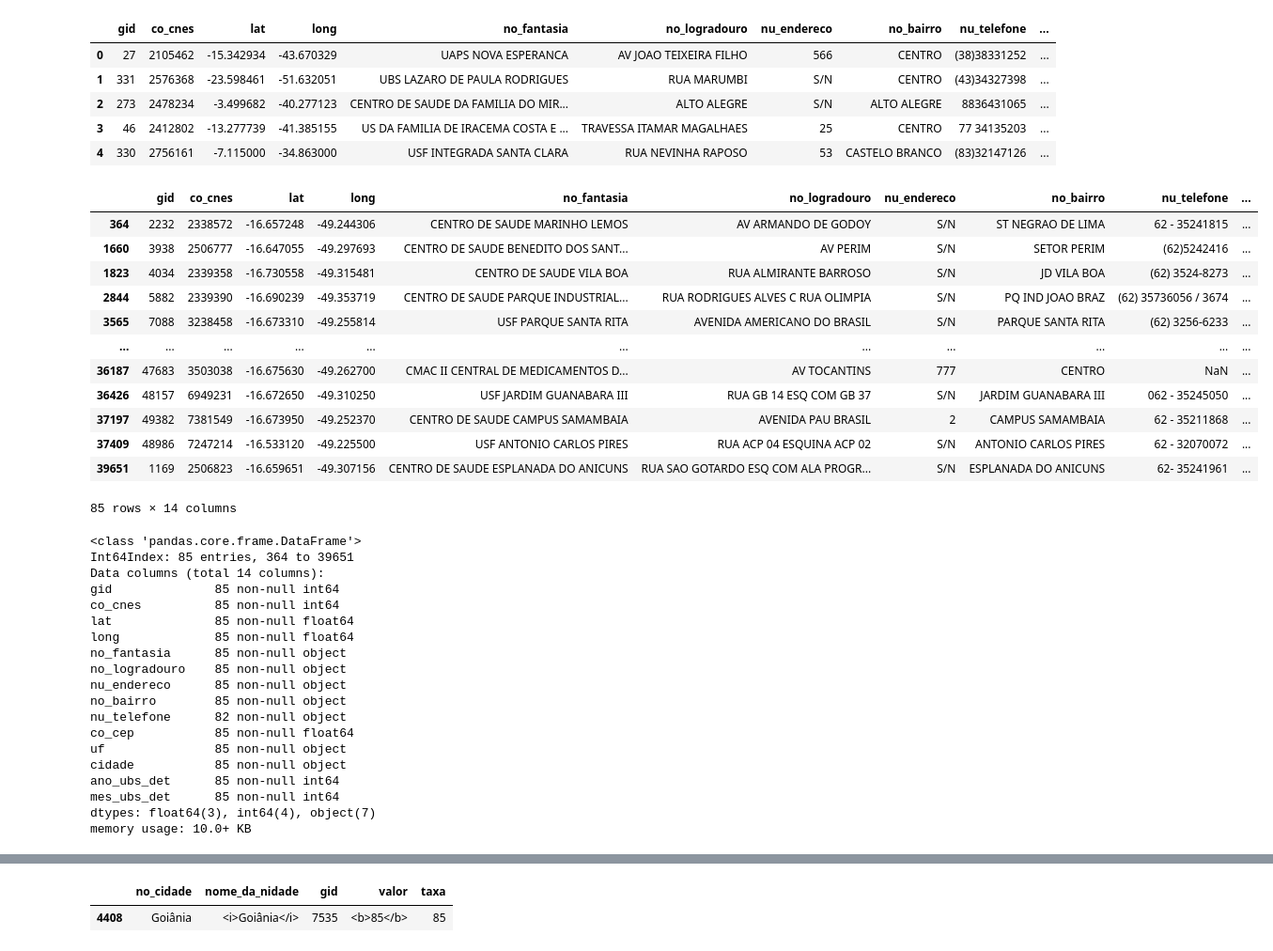
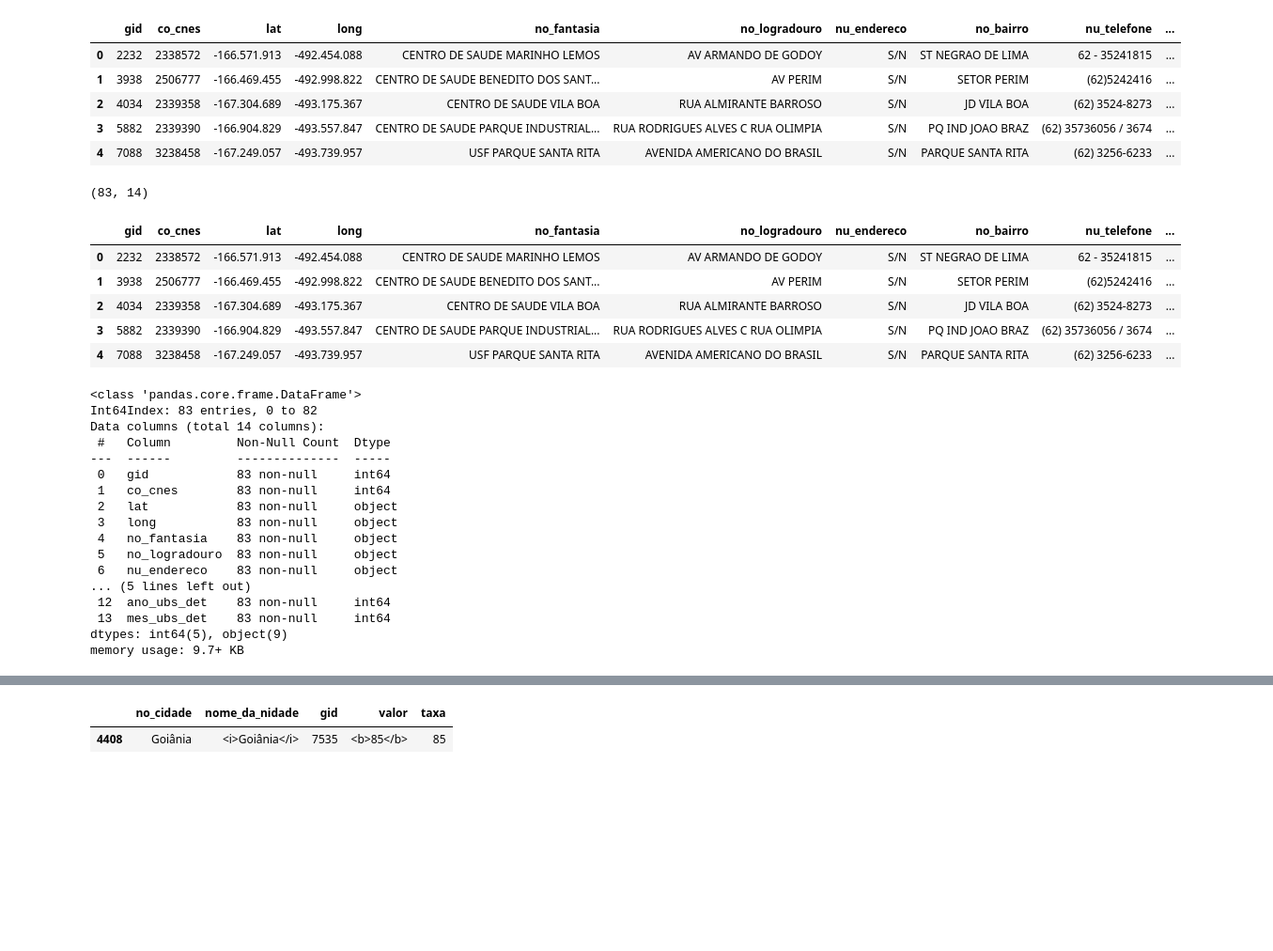
Before and after one commit to allanbraquiel/Data_Science_Projects, a Jupyter notebook: Unidades_Básicas_de_Saúde.ipynb, the cells around one changed output, grey strips where cells are left out. Shown at 94% size. Drawn from its saved outputs; the diff is of its cells as text; code cells hidden in the pictures; blank space fills up the shorter version.

```diff
--- a/Unidades_Básicas_de_Saúde.ipynb
+++ b/Unidades_Básicas_de_Saúde.ipynb
@@ -5,28 +26,26 @@ import pandas as pd
 # %%
-df_ubs_func = pd.read_csv("/content/drive/My Drive/Colab Files/ubs_funcionamentonone.csv.csv", sep=",", encoding="utf-8")
+#df_ubs_func = pd.read_csv("/content/drive/My Drive/Colab Files/ubs_funcionamentonone.csv.csv", sep=",", encoding="utf-8")
+df_ubs_func = pd.read_csv("/content/drive/My Drive/Colab_Files/centro_de_saude_goiania.csv", sep=";", encoding="latin-1")
 # %%
 df_ubs_func.head()
 # %% [output]
 |  | gid | co_cnes | lat | long | no_fantasia | no_logradouro | nu_endereco | no_bairro | nu_telefone | ... |
-| 0 | 27 | 2105462 | -15.342934 | -43.670329 | UAPS NOVA ESPERANCA | AV JOAO TEIXEIRA FILHO | 566 | CENTRO | (38)38331252 | ... |
-| 1 | 331 | 2576368 | -23.598461 | -51.632051 | UBS LAZARO DE PAULA RODRIGUES | RUA MARUMBI | S/N | CENTRO | (43)34327398 | ... |
-| 2 | 273 | 2478234 | -3.499682 | -40.277123 | CENTRO DE SAUDE DA FAMILIA DO MIR... | ALTO ALEGRE | S/N | ALTO ALEGRE | 8836431065 | ... |
-| 3 | 46 | 2412802 | -13.277739 | -41.385155 | US DA FAMILIA DE IRACEMA COSTA E ... | TRAVESSA ITAMAR MAGALHAES | 25 | CENTRO | 77 34135203 | ... |
-| 4 | 330 | 2756161 | -7.115000 | -34.863000 | USF INTEGRADA SANTA CLARA | RUA NEVINHA RAPOSO | 53 | CASTELO BRANCO | (83)32147126 | ... |
+| 0 | 2232 | 2338572 | -166.571.913 | -492.454.088 | CENTRO DE SAUDE MARINHO LEMOS | AV ARMANDO DE GODOY | S/N | ST NEGRAO DE LIMA | 62 - 35241815 | ... |
+| 1 | 3938 | 2506777 | -166.469.455 | -492.998.822 | CENTRO DE SAUDE BENEDITO DOS SANT... | AV PERIM | S/N | SETOR PERIM | (62)5242416 | ... |
+| 2 | 4034 | 2339358 | -167.304.689 | -493.175.367 | CENTRO DE SAUDE VILA BOA | RUA ALMIRANTE BARROSO | S/N | JD VILA BOA | (62) 3524-8273 | ... |
+| 3 | 5882 | 2339390 | -166.904.829 | -493.557.847 | CENTRO DE SAUDE PARQUE INDUSTRIAL... | RUA RODRIGUES ALVES C RUA OLIMPIA | S/N | PQ IND JOAO BRAZ | (62) 35736056 / 3674 | ... |
+| 4 | 7088 | 3238458 | -167.249.057 | -493.739.957 | USF PARQUE SANTA RITA | AVENIDA AMERICANO DO BRASIL | S/N | PARQUE SANTA RITA | (62) 3256-6233 | ... |
+# %%
+df_ubs_func.shape
+# %% [output]
+(83, 14)
 # %%
-df_ubs_func.query("cidade == 'Goiânia'")
+df_ubs_func.query("cidade == 'Goiânia'").head()
 # %% [output]
 |  | gid | co_cnes | lat | long | no_fantasia | no_logradouro | nu_endereco | no_bairro | nu_telefone | ... |
-| 364 | 2232 | 2338572 | -16.657248 | -49.244306 | CENTRO DE SAUDE MARINHO LEMOS | AV ARMANDO DE GODOY | S/N | ST NEGRAO DE LIMA | 62 - 35241815 | ... |
-| 1660 | 3938 | 2506777 | -16.647055 | -49.297693 | CENTRO DE SAUDE BENEDITO DOS SANT... | AV PERIM | S/N | SETOR PERIM | (62)5242416 | ... |
-| 1823 | 4034 | 2339358 | -16.730558 | -49.315481 | CENTRO DE SAUDE VILA BOA | RUA ALMIRANTE BARROSO | S/N | JD VILA BOA | (62) 3524-8273 | ... |
-| 2844 | 5882 | 2339390 | -16.690239 | -49.353719 | CENTRO DE SAUDE PARQUE INDUSTRIAL... | RUA RODRIGUES ALVES C RUA OLIMPIA | S/N | PQ IND JOAO BRAZ | (62) 35736056 / 3674 | ... |
-| 3565 | 7088 | 3238458 | -16.673310 | -49.255814 | USF PARQUE SANTA RITA | AVENIDA AMERICANO DO BRASIL | S/N | PARQUE SANTA RITA | (62) 3256-6233 | ... |
-| ... | ... | ... | ... | ... | ... | ... | ... | ... | ... | ... |
-| 36187 | 47683 | 3503038 | -16.675630 | -49.262700 | CMAC II CENTRAL DE MEDICAMENTOS D... | AV TOCANTINS | 777 | CENTRO | NaN | ... |
-| 36426 | 48157 | 6949231 | -16.672650 | -49.310250 | USF JARDIM GUANABARA III | RUA GB 14 ESQ COM GB 37 | S/N | JARDIM GUANABARA III | 062 - 35245050 | ... |
-| 37197 | 49382 | 7381549 | -16.673950 | -49.252370 | CENTRO DE SAUDE CAMPUS SAMAMBAIA | AVENIDA PAU BRASIL | 2 | CAMPUS SAMAMBAIA | 62 - 35211868 | ... |
-| 37409 | 48986 | 7247214 | -16.533120 | -49.225500 | USF ANTONIO CARLOS PIRES | RUA ACP 04 ESQUINA ACP 02 | S/N | ANTONIO CARLOS PIRES | 62 - 32070072 | ... |
-| 39651 | 1169 | 2506823 | -16.659651 | -49.307156 | CENTRO DE SAUDE ESPLANADA DO ANICUNS | RUA SAO GOTARDO ESQ COM ALA PROGR... | S/N | ESPLANADA DO ANICUNS | 62- 35241961 | ... |
+| 0 | 2232 | 2338572 | -166.571.913 | -492.454.088 | CENTRO DE SAUDE MARINHO LEMOS | AV ARMANDO DE GODOY | S/N | ST NEGRAO DE LIMA | 62 - 35241815 | ... |
+| 1 | 3938 | 2506777 | -166.469.455 | -492.998.822 | CENTRO DE SAUDE BENEDITO DOS SANT... | AV PERIM | S/N | SETOR PERIM | (62)5242416 | ... |
+| 2 | 4034 | 2339358 | -167.304.689 | -493.175.367 | CENTRO DE SAUDE VILA BOA | RUA ALMIRANTE BARROSO | S/N | JD VILA BOA | (62) 3524-8273 | ... |
+| 3 | 5882 | 2339390 | -166.904.829 | -493.557.847 | CENTRO DE SAUDE PARQUE INDUSTRIAL... | RUA RODRIGUES ALVES C RUA OLIMPIA | S/N | PQ IND JOAO BRAZ | (62) 35736056 / 3674 | ... |
+| 4 | 7088 | 3238458 | -167.249.057 | -493.739.957 | USF PARQUE SANTA RITA | AVENIDA AMERICANO DO BRASIL | S/N | PARQUE SANTA RITA | (62) 3256-6233 | ... |
-85 rows × 14 columns
 # %%
@@ -34,23 +53,21 @@ df_goiania_func = df_ubs_func.query("cidade == 'Goiânia'")
 # %%
-df_goiania_func.info()
+df_goiania.info()
 # %% [output]
 <class 'pandas.core.frame.DataFrame'>
-Int64Index: 85 entries, 364 to 39651
+Int64Index: 83 entries, 0 to 82
 Data columns (total 14 columns):
-gid              85 non-null int64
-co_cnes          85 non-null int64
-lat              85 non-null float64
-long             85 non-null float64
-no_fantasia      85 non-null object
-no_logradouro    85 non-null object
-nu_endereco      85 non-null object
-no_bairro        85 non-null object
-nu_telefone      82 non-null object
-co_cep           85 non-null float64
-uf               85 non-null object
-cidade           85 non-null object
-ano_ubs_det      85 non-null int64
-mes_ubs_det      85 non-null int64
-dtypes: float64(3), int64(4), object(7)
-memory usage: 10.0+ KB
+ #   Column         Non-Null Count  Dtype
+---  ------         --------------  -----
+ 0   gid            83 non-null     int64
+ 1   co_cnes        83 non-null     int64
+ 2   lat            83 non-null     object
+ 3   long           83 non-null     object
+ 4   no_fantasia    83 non-null     object
+ 5   no_logradouro  83 non-null     object
+ 6   nu_endereco    83 non-null     object
+... (5 lines left out)
+ 12  ano_ubs_det    83 non-null     int64
+ 13  mes_ubs_det    83 non-null     int64
+dtypes: int64(5), object(9)
+memory usage: 9.7+ KB
 # %%
```
Also changed, not shown: parts of 27 cells of this notebook.
